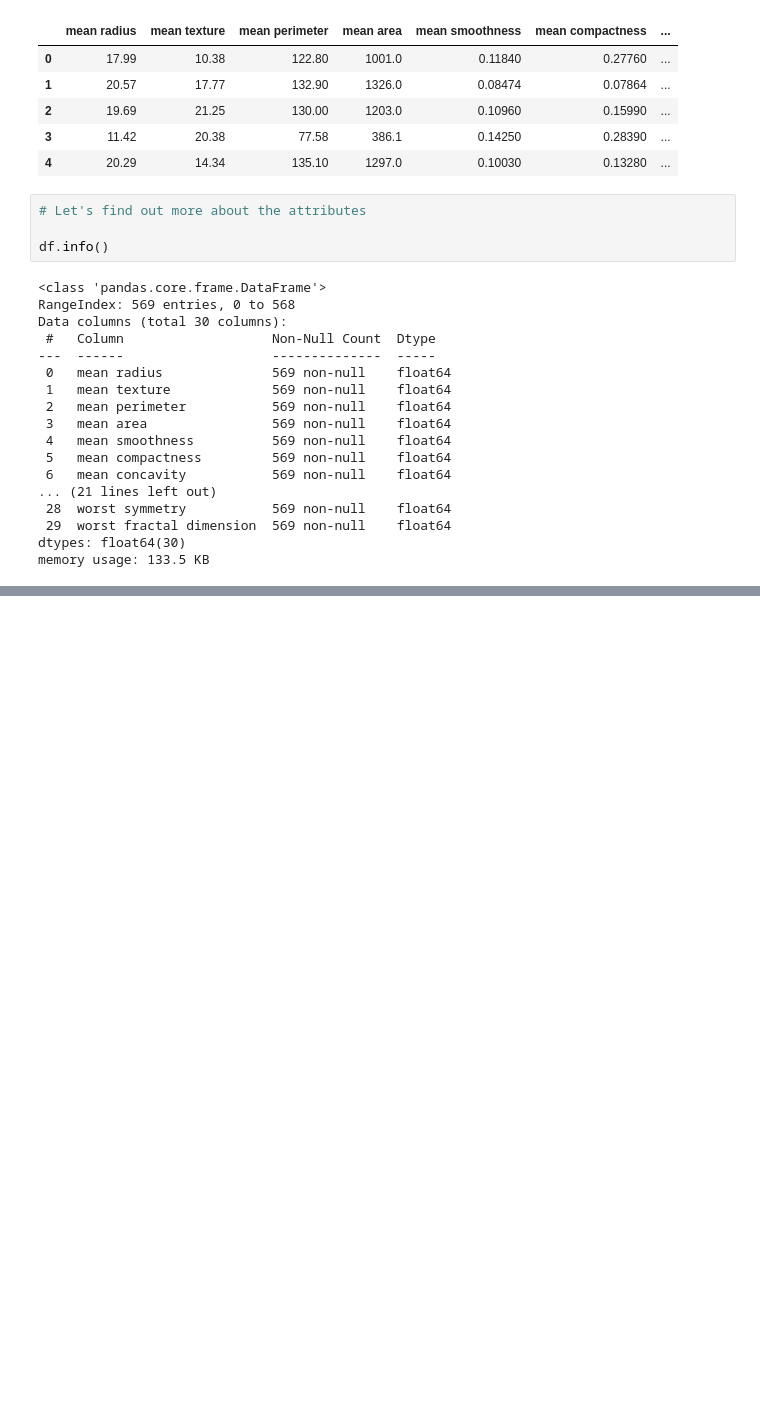
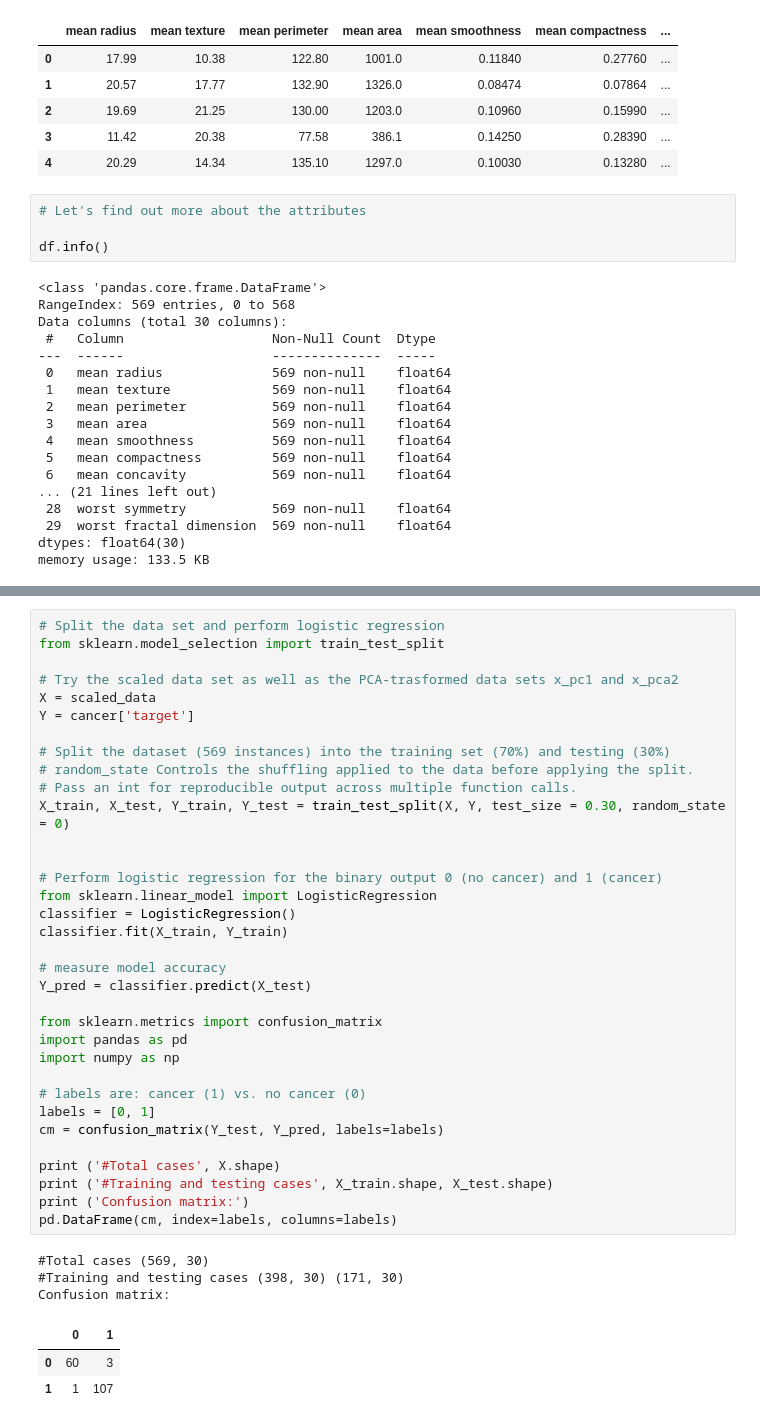
Before and after one commit to bforoura/AML, a Jupyter notebook: breast_cancer_PCA.ipynb, the cells around one changed output, grey strips where cells are left out. Cells and saved outputs as stored; diff of their text form; blank space fills up the shorter version.

```diff
--- a/breast_cancer_PCA.ipynb
+++ b/breast_cancer_PCA.ipynb
@@ -130,3 +175,44 @@ plt.ylabel('Second Principal Component')
 # %% [output]
 Text(0, 0.5, 'Second Principal Component')
 [figure]
+# %%
+# Split the data set and perform logistic regression
+from sklearn.model_selection import train_test_split
+
+# Try the scaled data set as well as the PCA-trasformed data sets x_pc1 and x_pca2
+X = scaled_data
+Y = cancer['target']
+
+# Split the dataset (569 instances) into the training set (70%) and testing (30%)
+# random_state Controls the shuffling applied to the data before applying the split.
+# Pass an int for reproducible output across multiple function calls.
+X_train, X_test, Y_train, Y_test = train_test_split(X, Y, test_size = 0.30, random_state = 0)
+
+
+# Perform logistic regression for the binary output 0 (no cancer) and 1 (cancer)
+from sklearn.linear_model import LogisticRegression
+classifier = LogisticRegression()
+classifier.fit(X_train, Y_train)
+
+# measure model accuracy
+Y_pred = classifier.predict(X_test)
+
+from sklearn.metrics import confusion_matrix
+import pandas as pd
+import numpy as np
+
+# labels are: cancer (1) vs. no cancer (0)
+labels = [0, 1]
+cm = confusion_matrix(Y_test, Y_pred, labels=labels)
+
+print ('#Total cases', X.shape)
+print ('#Training and testing cases', X_train.shape, X_test.shape)
+print ('Confusion matrix:')
+pd.DataFrame(cm, index=labels, columns=labels)
+# %% [output]
+#Total cases (569, 30)
+#Training and testing cases (398, 30) (171, 30)
+Confusion matrix:
+|  | 0 | 1 |
+| 0 | 60 | 3 |
+| 1 | 1 | 107 |
```
Also changed, not shown: parts of 9 cells of this notebook.
